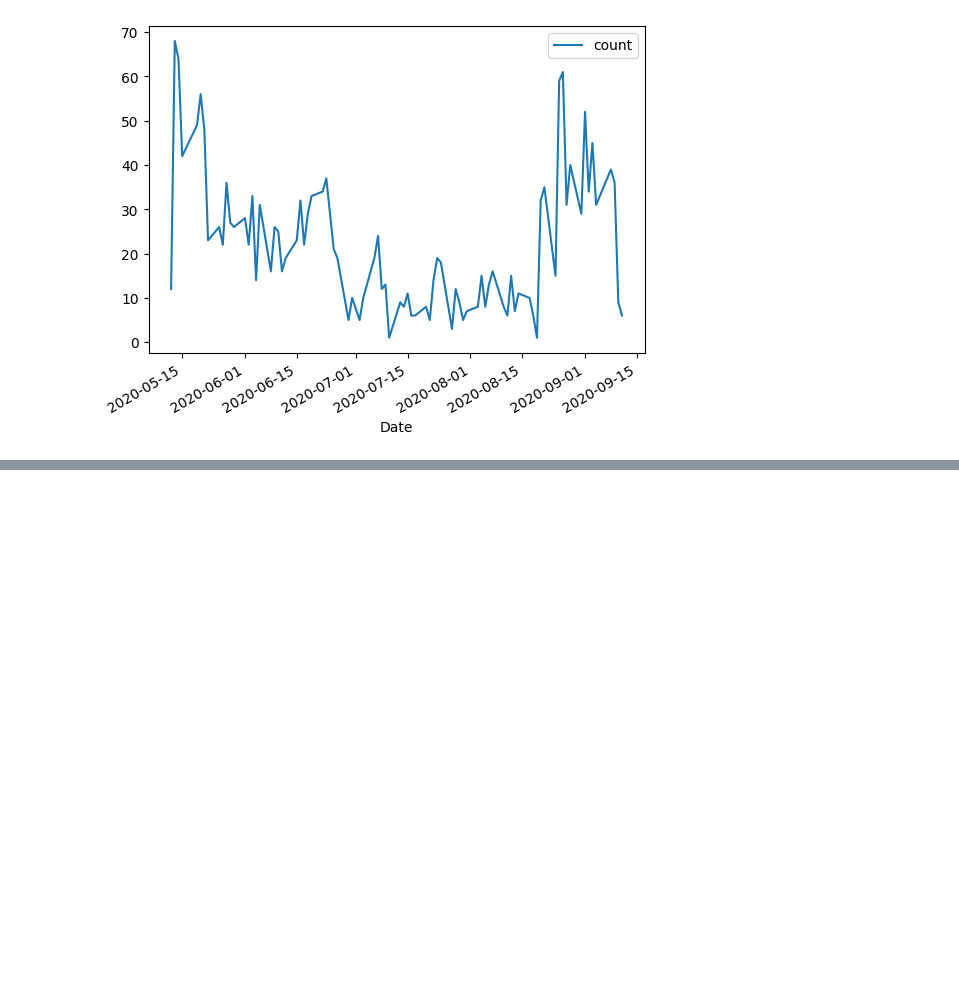
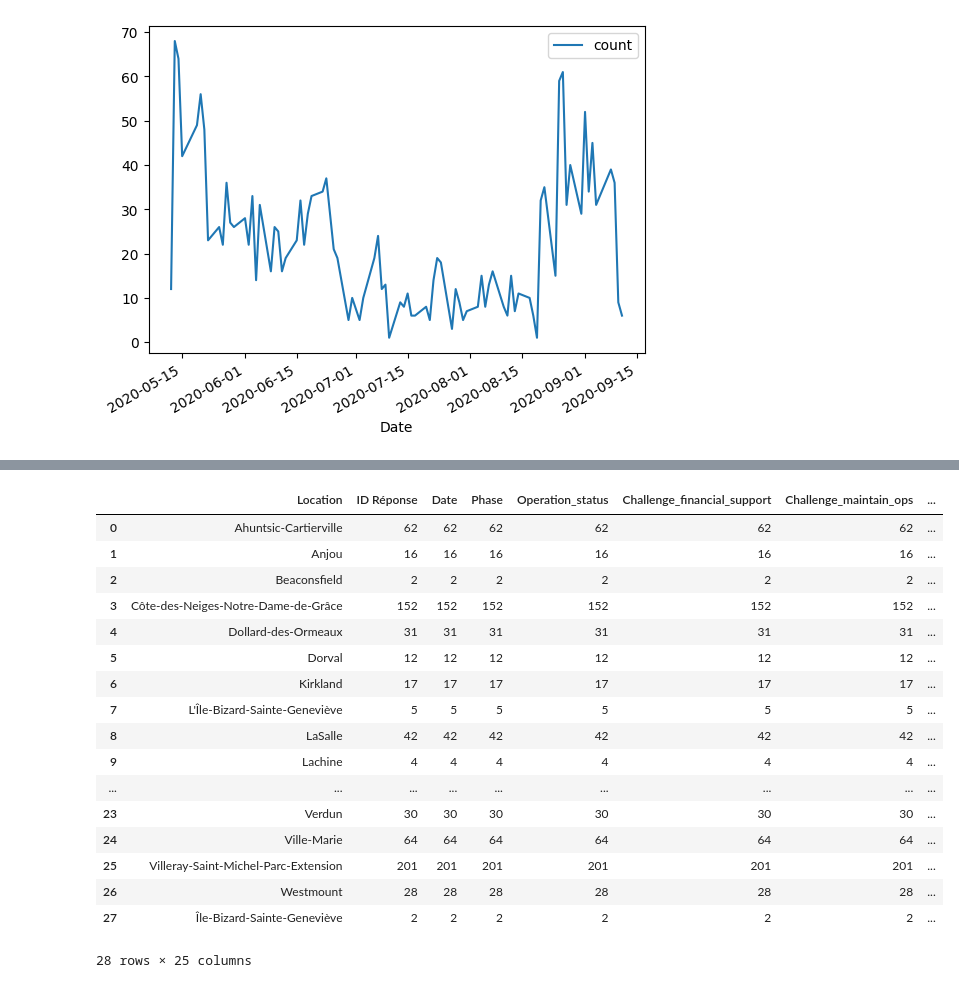
Before and after one commit to ngocmphan/survival_rate_montreal_businesses, a Jupyter notebook: survival_rate_montreal_businesses.ipynb, the cells around one changed output, grey strips where cells are left out. Drawn from its saved outputs; the diff is of its cells as text; code cells hidden in the pictures; blank space fills up the shorter version.

```diff
--- a/survival_rate_montreal_businesses.ipynb
+++ b/survival_rate_montreal_businesses.ipynb
@@ -202,0 +191,21 @@ operation_status.plot(x='Operation_status', y='Date', kind='bar')
+# %%
+location_count
+# %% [output]
+|  | Location | ID Réponse | Date | Phase | Operation_status | Challenge_financial_support | Challenge_maintain_ops | ... |
+| 0 | Ahuntsic-Cartierville | 62 | 62 | 62 | 62 | 62 | 62 | ... |
+| 1 | Anjou | 16 | 16 | 16 | 16 | 16 | 16 | ... |
+| 2 | Beaconsfield | 2 | 2 | 2 | 2 | 2 | 2 | ... |
+| 3 | Côte-des-Neiges-Notre-Dame-de-Grâce | 152 | 152 | 152 | 152 | 152 | 152 | ... |
+| 4 | Dollard-des-Ormeaux | 31 | 31 | 31 | 31 | 31 | 31 | ... |
+| 5 | Dorval | 12 | 12 | 12 | 12 | 12 | 12 | ... |
+| 6 | Kirkland | 17 | 17 | 17 | 17 | 17 | 17 | ... |
+| 7 | L'Île-Bizard-Sainte-Geneviève | 5 | 5 | 5 | 5 | 5 | 5 | ... |
+| 8 | LaSalle | 42 | 42 | 42 | 42 | 42 | 42 | ... |
+| 9 | Lachine | 4 | 4 | 4 | 4 | 4 | 4 | ... |
+| ... | ... | ... | ... | ... | ... | ... | ... | ... |
+| 23 | Verdun | 30 | 30 | 30 | 30 | 30 | 30 | ... |
+| 24 | Ville-Marie | 64 | 64 | 64 | 64 | 64 | 64 | ... |
+| 25 | Villeray-Saint-Michel-Parc-Extension | 201 | 201 | 201 | 201 | 201 | 201 | ... |
+| 26 | Westmount | 28 | 28 | 28 | 28 | 28 | 28 | ... |
+| 27 | Île-Bizard-Sainte-Geneviève | 2 | 2 | 2 | 2 | 2 | 2 | ... |
+28 rows × 25 columns
```
Also changed, not shown: parts of 9 cells of this notebook.
